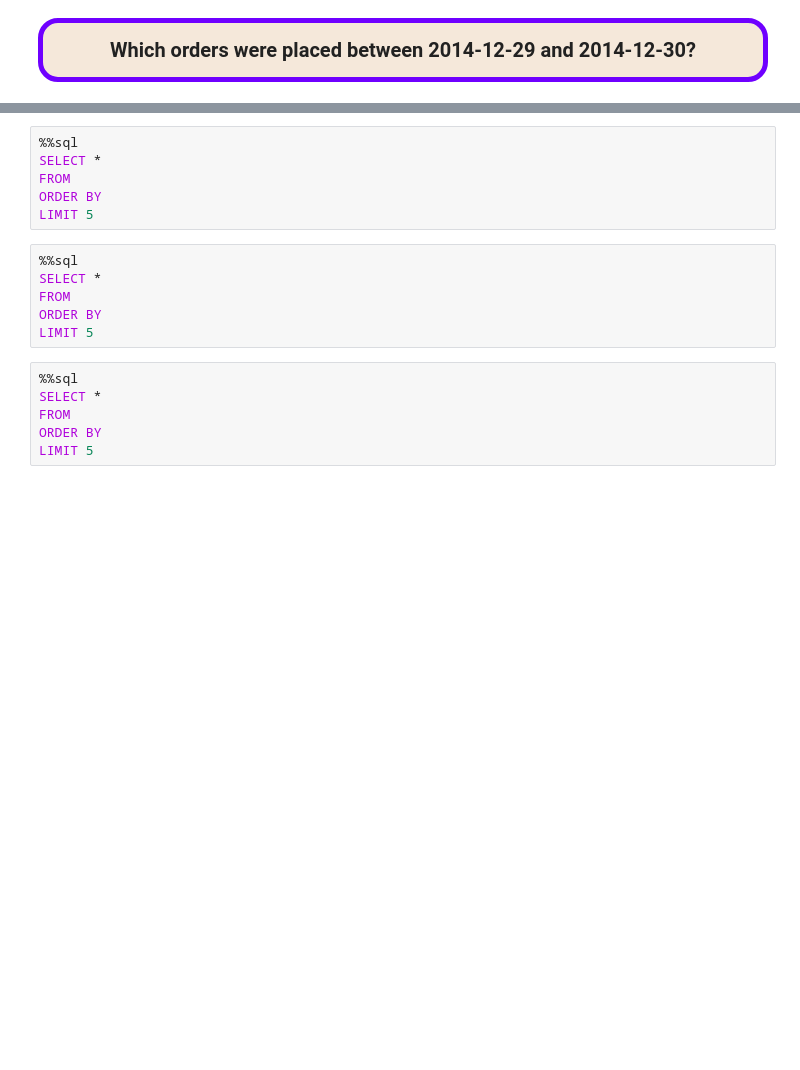
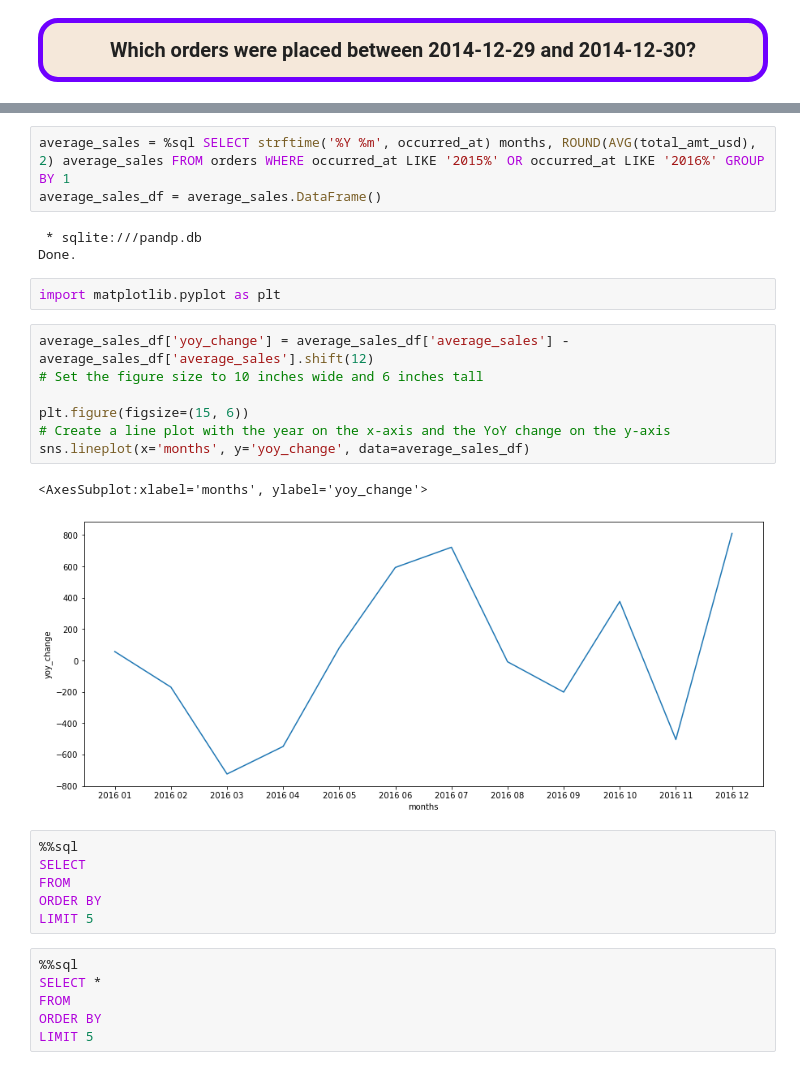
Before and after one commit to BuhariS/Interrogation-of-the-Parch-Posey-Database, a Jupyter notebook: Interrogation of the Parch & Posey Database.ipynb, the cells around one changed output, grey strips where cells are left out. Drawn from its saved outputs; the diff is of its cells as text; blank space fills up the shorter version.

```diff
--- a/Interrogation of the Parch & Posey Database.ipynb
+++ b/Interrogation of the Parch & Posey Database.ipynb
@@ -209,15 +418,27 @@ Done.
+# %%
+average_sales = %sql SELECT strftime('%Y %m', occurred_at) months, ROUND(AVG(total_amt_usd), 2) average_sales FROM orders WHERE occurred_at LIKE '2015%' OR occurred_at LIKE '2016%' GROUP BY 1
+average_sales_df = average_sales.DataFrame()
+# %% [output]
+ * sqlite:///pandp.db
+Done.
+# %%
+import matplotlib.pyplot as plt
+# %%
+average_sales_df['yoy_change'] = average_sales_df['average_sales'] - average_sales_df['average_sales'].shift(12)
+# Set the figure size to 10 inches wide and 6 inches tall
+
+plt.figure(figsize=(15, 6))
+# Create a line plot with the year on the x-axis and the YoY change on the y-axis
+sns.lineplot(x='months', y='yoy_change', data=average_sales_df)
+# %% [output]
+<AxesSubplot:xlabel='months', ylabel='yoy_change'>
+[figure, added]
 # %%
 %%sql
-SELECT *
+SELECT
 FROM
 ORDER BY
 LIMIT 5
-# %%
-%%sql
-SELECT *
-FROM
-ORDER BY
-LIMIT 5
 # %%
 %%sql
 SELECT *
```
Also changed, not shown: parts of 21 cells of this notebook.
